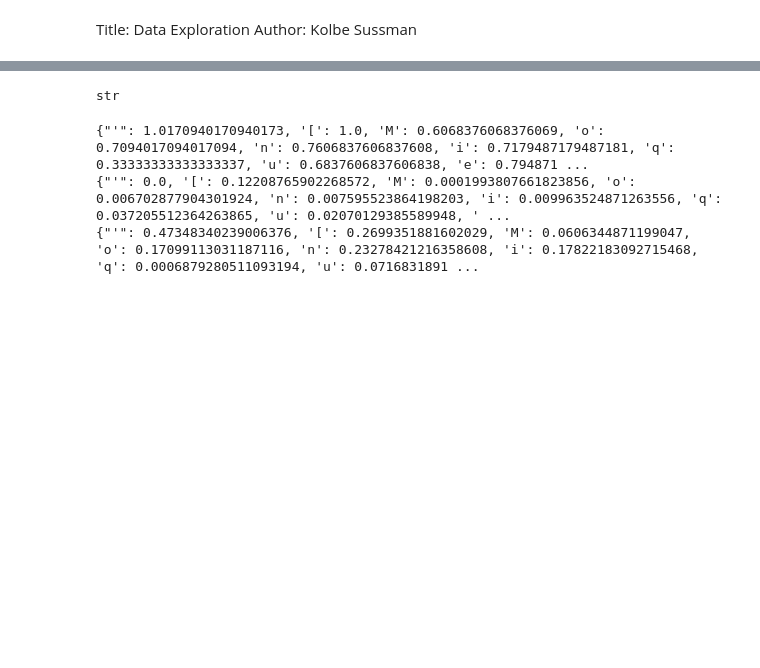
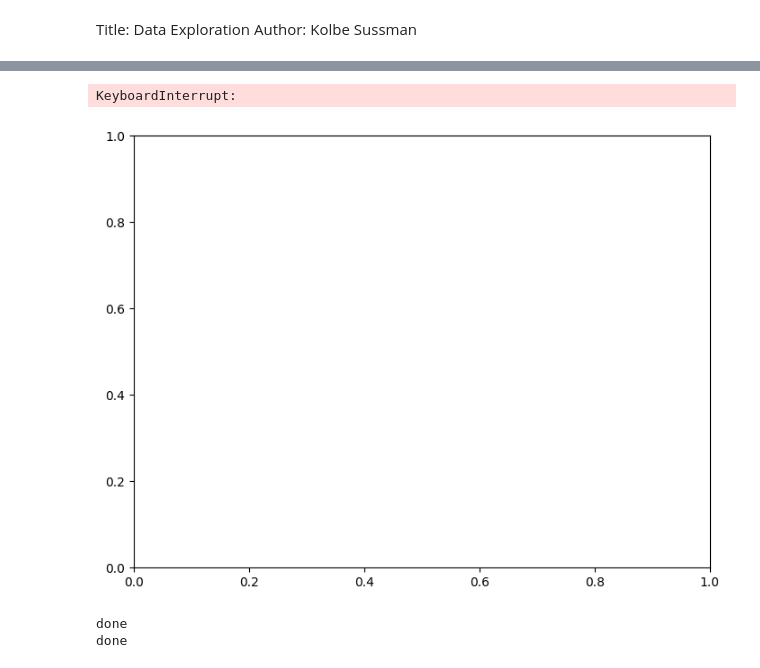
Before and after one commit to KolbeSussman/SIADS699-TheCollaboratory, a Jupyter notebook: notebooks/02_network_analysis.ipynb, the cells around one changed output, grey strips where cells are left out. Saved outputs shown, nothing was run; the diff lists cells and outputs as text; code cells hidden in the pictures; blank space fills up the shorter version.

```diff
--- a/notebooks/02_network_analysis.ipynb
+++ b/notebooks/02_network_analysis.ipynb
@@ -79,24 +107,19 @@ eigenvector_centrality = nx.eigenvector_centrality(G, weight='weight')
 # %%
 # show graph
-threshold = 3
-
-H = nx.Graph(
-    ((u, v, d) for u, v, d in G.edges(data=True) if d['weight'] >= threshold)
-)
-
-nx.draw(H, pos=nx.spring_layout(H), node_size=50)
-plt.show()
+#nx.draw(G)
 # %% [output]
-str
+KeyboardInterrupt:
+[figure, added]
 # %%
-#print metrics
-print(degree_centrality)
-print(betweenness_centrality)
-print(eigenvector_centrality)
+# Compute metrics
+degree_centrality = nx.degree_centrality(G)
+print("done")
+#betweenness_centrality = nx.betweenness_centrality(G, weight='weight')
+eigenvector_centrality = nx.eigenvector_centrality(G, weight='weight')
+print("done")
 # %% [output]
-{"'": 1.0170940170940173, '[': 1.0, 'M': 0.6068376068376069, 'o': 0.7094017094017094, 'n': 0.7606837606837608, 'i': 0.7179487179487181, 'q': 0.33333333333333337, 'u': 0.6837606837606838, 'e': 0.794871 ...
-{"'": 0.0, '[': 0.12208765902268572, 'M': 0.0001993807661823856, 'o': 0.006702877904301924, 'n': 0.007595523864198203, 'i': 0.009963524871263556, 'q': 0.037205512364263865, 'u': 0.02070129385589948, ' ...
-{"'": 0.47348340239006376, '[': 0.2699351881602029, 'M': 0.0606344871199047, 'o': 0.17099113031187116, 'n': 0.23278421216358608, 'i': 0.17822183092715468, 'q': 0.0006879280511093194, 'u': 0.0716831891 ...
+done
+done
 # %%
 
 # Save network metrics
```
Also changed, not shown: parts of 7 cells of this notebook, 4 other files.
